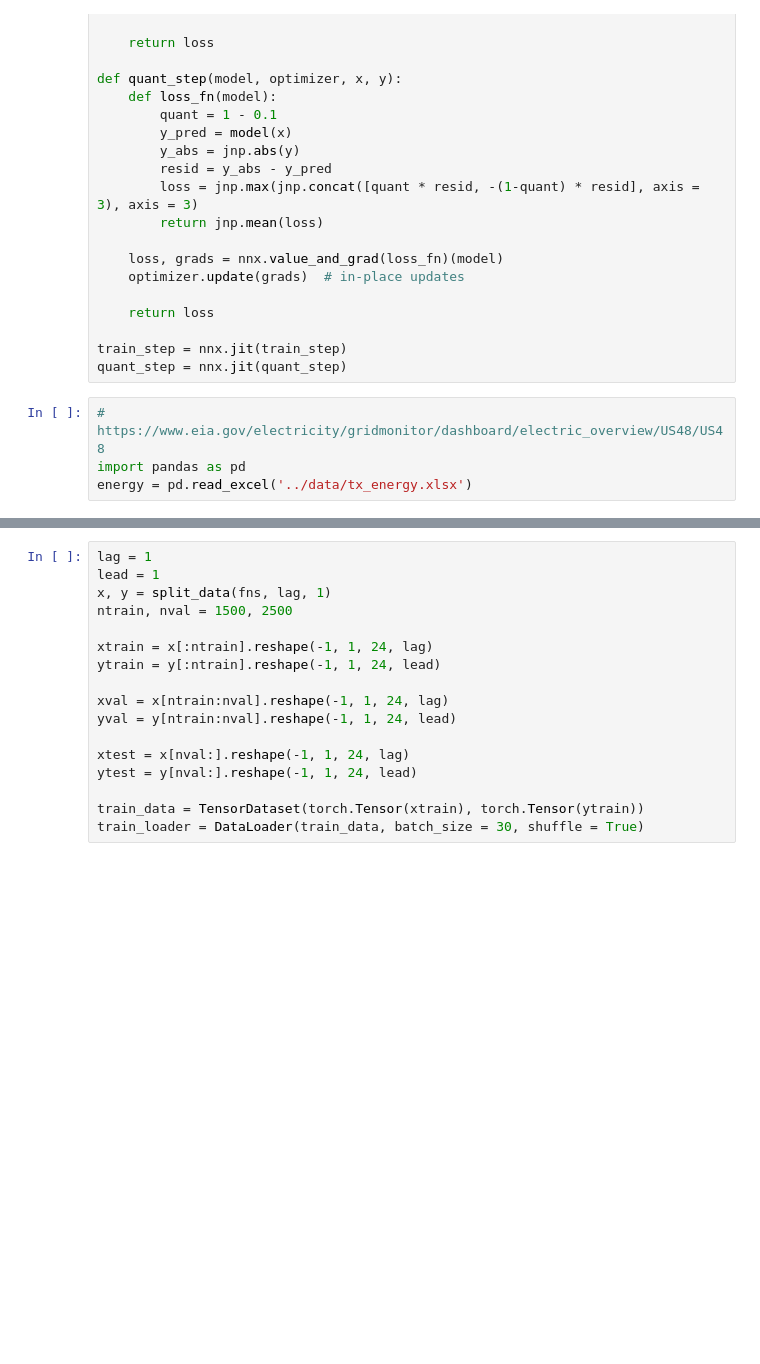
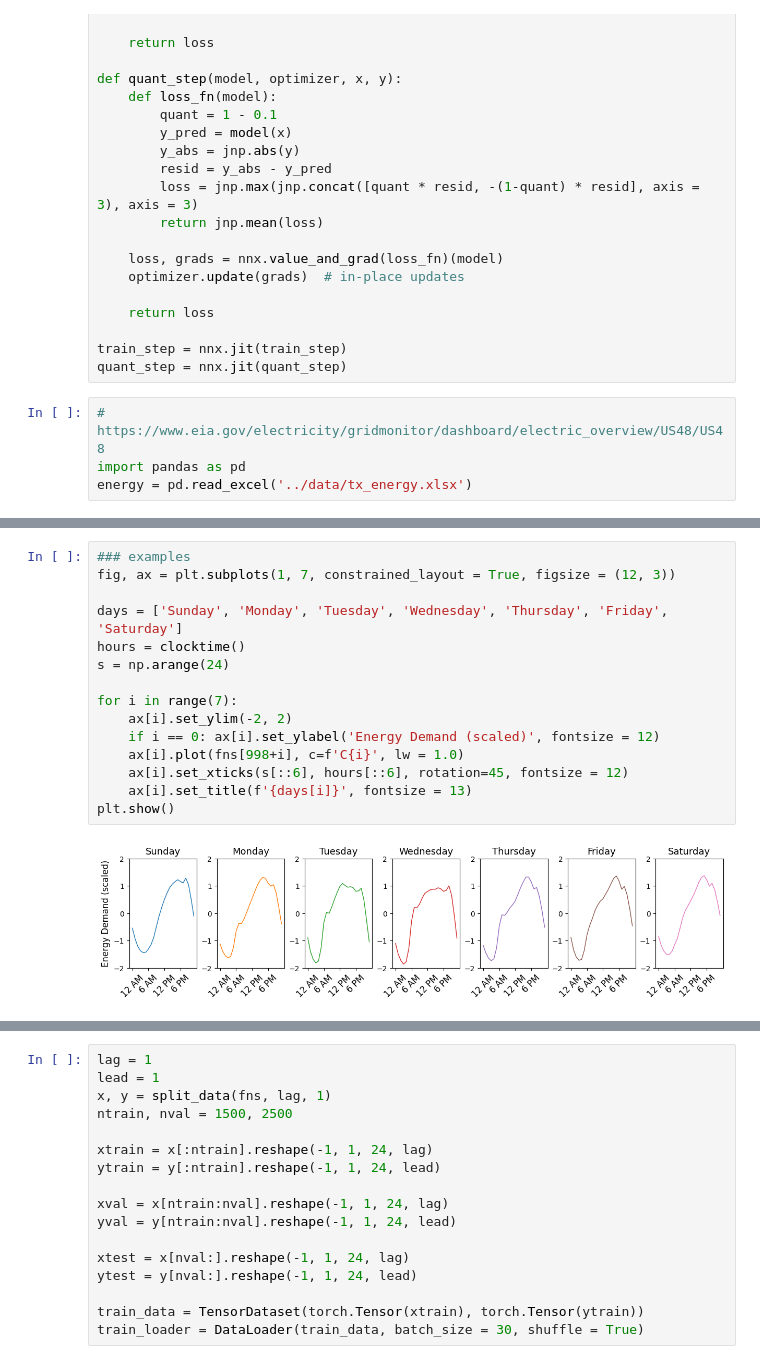
Before and after one commit to trevor-harris/LSCI, a Jupyter notebook: energy/energy.ipynb, the cells around one changed output, grey strips where cells are left out. Saved outputs shown, nothing was run; the diff lists cells and outputs as text; blank space fills up the shorter version.

```diff
--- a/energy/energy.ipynb
+++ b/energy/energy.ipynb
@@ -125,0 +178,17 @@ fns = energy_curves2[:,1]
+# %%
+### examples
+fig, ax = plt.subplots(1, 7, constrained_layout = True, figsize = (12, 3))
+
+days = ['Sunday', 'Monday', 'Tuesday', 'Wednesday', 'Thursday', 'Friday', 'Saturday']
+hours = clocktime()
+s = np.arange(24)
+
+for i in range(7):
+    ax[i].set_ylim(-2, 2)
+    if i == 0: ax[i].set_ylabel('Energy Demand (scaled)', fontsize = 12)
+    ax[i].plot(fns[998+i], c=f'C{i}', lw = 1.0)
+    ax[i].set_xticks(s[::6], hours[::6], rotation=45, fontsize = 12)
+    ax[i].set_title(f'{days[i]}', fontsize = 13)
+plt.show()
+# %% [output]
+[figure, added]
```
Also changed, not shown: parts of 18 cells of this notebook, 2 other files.
